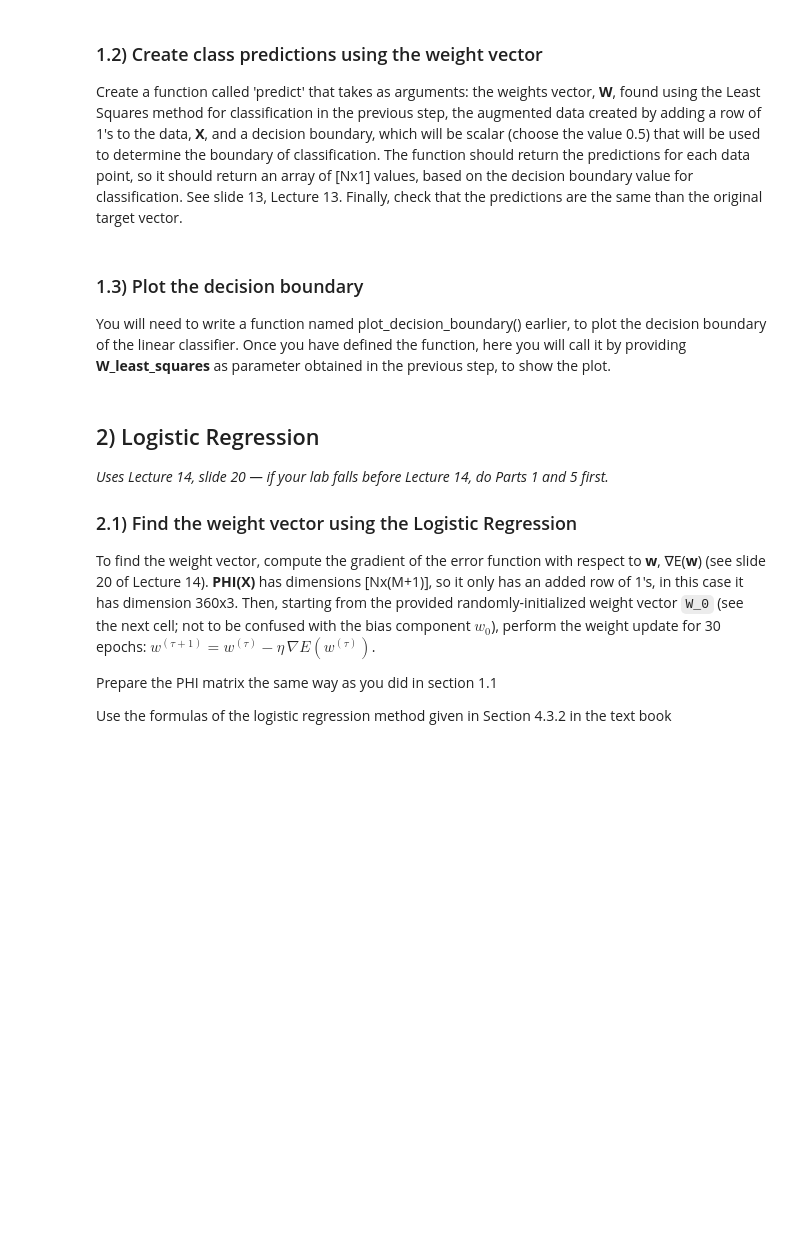
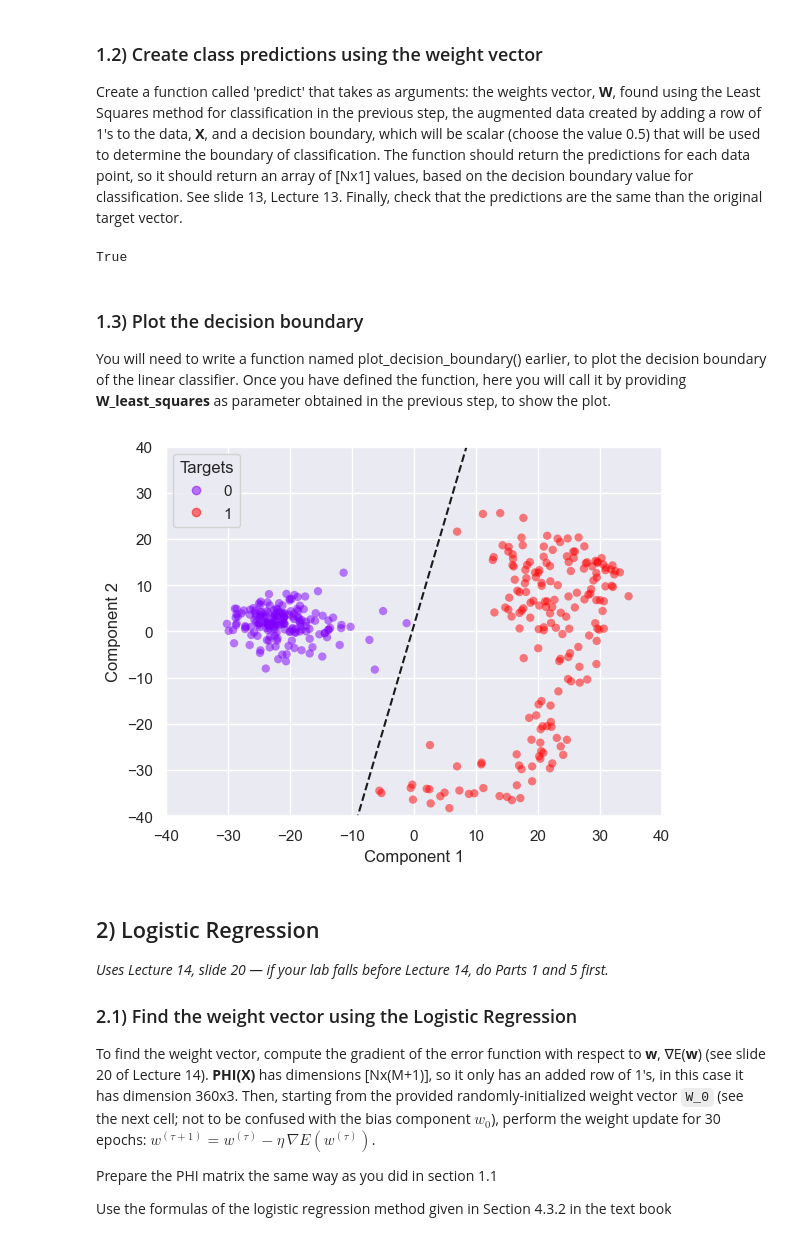
Before and after one commit to CharlsB73/AU-SLML2026-Weekly-Programming-Exercises-, a Jupyter notebook: Exercises/07-linear-classification/exercise-7.ipynb, the cells around one changed output. Cells and saved outputs as stored; diff of their text form; code cells hidden in the pictures; blank space fills up the shorter version.

```diff
--- a/Exercises/07-linear-classification/exercise-7.ipynb
+++ b/Exercises/07-linear-classification/exercise-7.ipynb
@@ -62,8 +62,11 @@ def plot_decision_boundary(weights, c=0.5):
     plt.plot(xx, yy, 'k--').
     """
     weights = np.asarray(weights).flatten()
-    # TODO: compute slope and intercept as in the docstring, then plot the line
-    raise NotImplementedError("TODO: plot the line x2 = slope * x1 + intercept")
+    slope = -weights[1]/weights[2]
+    intercept = (c-weights[0])/weights[2]
+    xx = np.linspace(x_min, x_max)
+    yy = intercept + slope*xx
+    plt.plot(xx, yy, 'k--')
 
 def plot_mesh(X, pred_fn, n_class=2):
     """Shade the decision regions of a classifier (used in the optional Part 3)."""
@@ -118,15 +127,21 @@ def augment(X):
     Output: X_tilde of shape (N, M+1)  (here: (360, 3)), first column all ones
     Hint: np.hstack and np.ones.
     """
-    # TODO: implement
-    raise NotImplementedError
+    N = X.shape[0]
+    aux = np.ones((N, 1))
+    res = np.hstack((aux, X))
+    return res
 
 X_tilde = augment(X)                   # shape (360, 3)
+print(X_tilde[0])
 
 # TODO: compute the least-squares weights (Lecture 13, slides 13 & 15):
 #   W = (Phi^T Phi)^{-1} Phi^T t  -- np.linalg.pinv(X_tilde) computes (Phi^T Phi)^{-1} Phi^T.
 # Store them as a (1, 3) row vector (np.expand_dims(..., axis=0)).
-W_least_squares = ...
+W = np.linalg.pinv(X_tilde)
+W_t = W @ t_01
+W_least_squares = np.expand_dims(W_t, axis=0)
+print(W_least_squares)
 
 # Self-checks:
 assert X_tilde.shape == (360, 3), "X_tilde should be (360, 3)"
@@ -148,17 +166,25 @@ def predict(W, X_tilde, boundary=0.5):
       preds    : (N,) integer array with values in {0, 1}
     """
     # TODO: compute y = W @ X_tilde.T and threshold it at `boundary`
-    raise NotImplementedError
+    y = W @ X_tilde.T # (1, 3) @ (3, 360)
+    bound = y >=boundary # True/False
+    bound_int = bound.astype(int) # 1 and 0
+    return bound_int.flatten() # should be (360, )
+
+
 
 preds = predict(W_least_squares, X_tilde)
 print(np.array_equal(t_01, preds))     # should print True (all 360 correct)
+# %% [output]
+True
 # %% [markdown]
 ### 1.3) Plot the decision boundary
 You will need to write a function named plot_decision_boundary() earlier, to plot the decision boundary of the linear classifier. Once you have defined the function, here you will call it by providing **W_least_squares** as parameter obtained in the previous step, to show the plot.
 # %%
 plot_scatter(X, t_01)
-# TODO: uncomment once plot_decision_boundary (top of the notebook) is implemented:
-# plot_decision_boundary(W_least_squares, c=0.5)
+plot_decision_boundary(W_least_squares, c=0.5)
+# %% [output]
+[figure, added]
 # %% [markdown]
 ## 2) Logistic Regression
 
```
Also changed, not shown: parts of 11 cells of this notebook, 3 other files.
